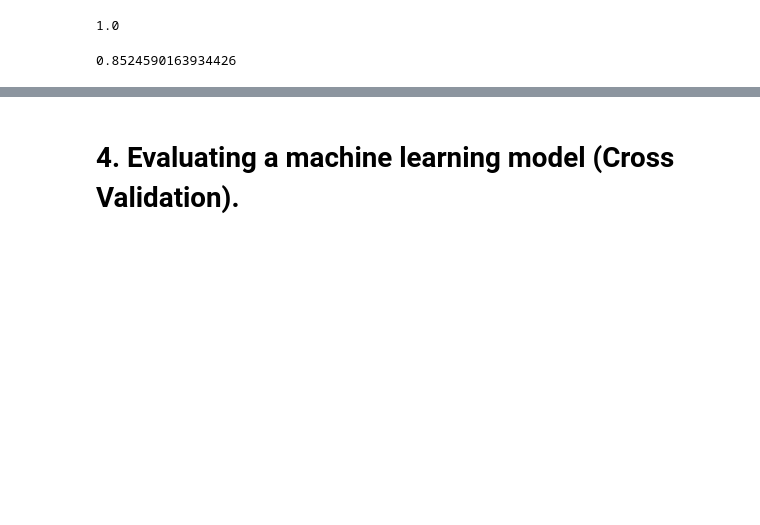
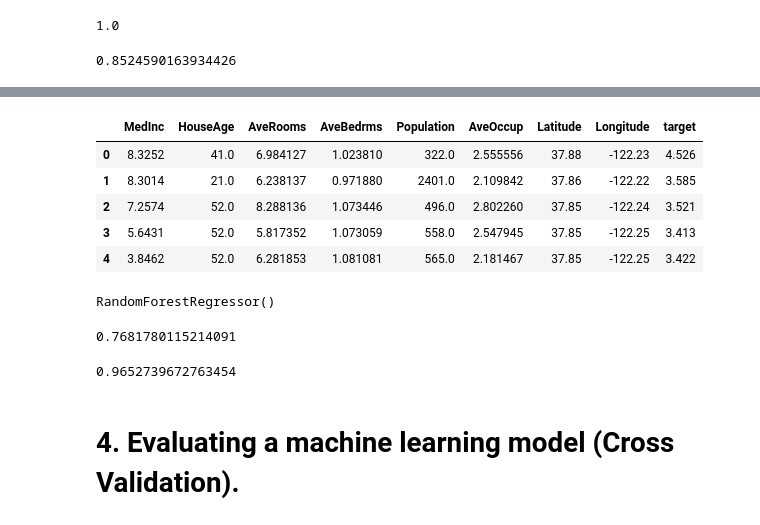
Before and after one commit to Sachin-840480/learning-ml-and-ds, a Jupyter notebook: Scikit Learn/evaluating a machine learning model 3 (Cross Validation).ipynb, the cells around one changed output, grey strips where cells are left out. Cells and saved outputs as stored; diff of their text form; code cells hidden in the pictures; blank space fills up the shorter version.

```diff
--- a/Scikit Learn/evaluating a machine learning model 3 (Cross Validation).ipynb
+++ b/Scikit Learn/evaluating a machine learning model 3 (Cross Validation).ipynb
@@ -60,3 +106,46 @@ clf.score(X_test, y_test)
+# %%
+housing_df['target'] = housing["target"]
+housing_df.head()
+# %% [output]
+|  | MedInc | HouseAge | AveRooms | AveBedrms | Population | AveOccup | Latitude | Longitude | target |
+| 0 | 8.3252 | 41.0 | 6.984127 | 1.023810 | 322.0 | 2.555556 | 37.88 | -122.23 | 4.526 |
+| 1 | 8.3014 | 21.0 | 6.238137 | 0.971880 | 2401.0 | 2.109842 | 37.86 | -122.22 | 3.585 |
+| 2 | 7.2574 | 52.0 | 8.288136 | 1.073446 | 496.0 | 2.802260 | 37.85 | -122.24 | 3.521 |
+| 3 | 5.6431 | 52.0 | 5.817352 | 1.073059 | 558.0 | 2.547945 | 37.85 | -122.25 | 3.413 |
+| 4 | 3.8462 | 52.0 | 6.281853 | 1.081081 | 565.0 | 2.181467 | 37.85 | -122.25 | 3.422 |
+# %%
+from sklearn.ensemble import RandomForestRegressor
+from sklearn.model_selection import train_test_split
+
+np.random.seed(42)
+
+# Create the data.
+X = housing_df.drop("target", axis = 1)
+y = housing_df["target"]
+
+# split the training and test sets.
+X_train, X_test, y_train, y_test = train_test_split(X, y, test_size=0.2)
+
+# Create model instance.
+model = RandomForestRegressor()
+
+# Fitting the model.
+model.fit(X_test, y_test)
+# %% [output]
+RandomForestRegressor()
+# %%
+# Evaluate the model (on training data).
+
+# The default score() evaluation metric is r_squared for regression algorithms
+# Highest = 1.0, the lowest = 0.0
+model.score(X_train, y_train)
+# %% [output]
+0.7681780115214091
+# %%
+# Evaluate the model (on testing data).
+model.score(X_test, y_test)
+# %% [output]
+0.9652739672763454
 # %% [markdown]
 # 4. Evaluating a machine learning model (Cross Validation).
 # %% [markdown]
```
Also changed, not shown: parts of 4 cells of this notebook.
